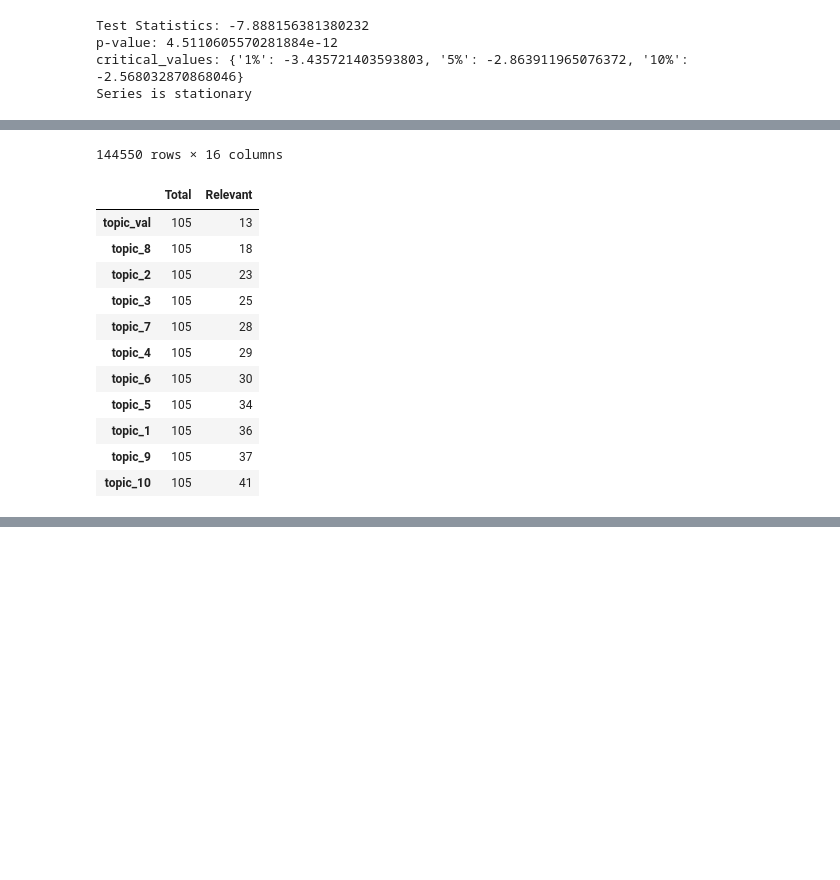
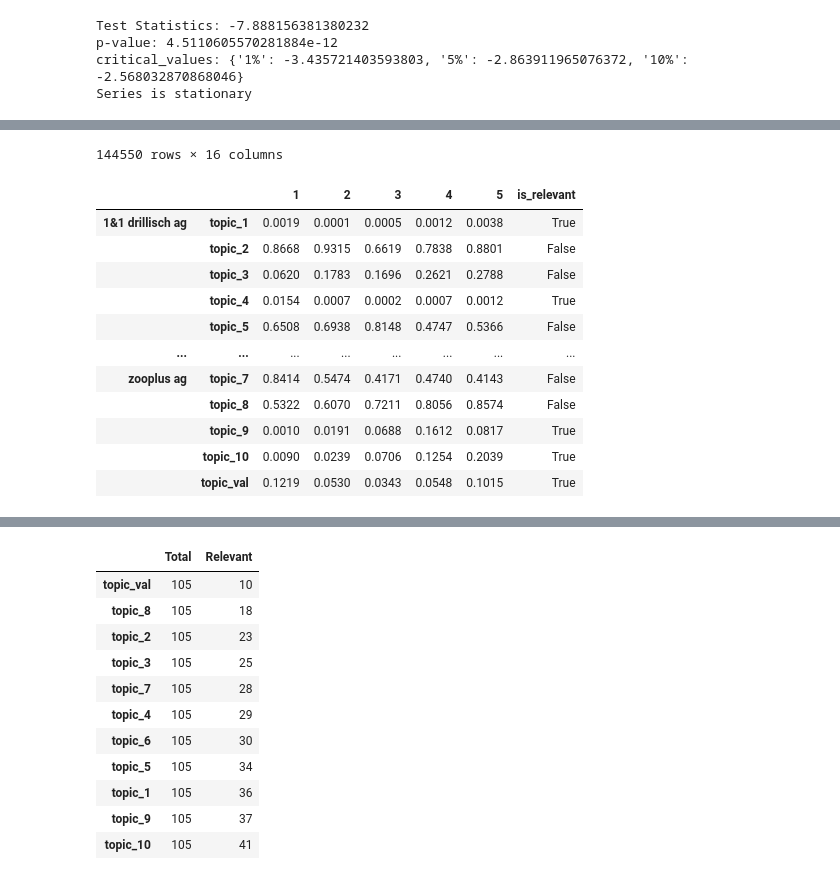
Before and after one commit to tim-roethig-db/masters-thesis, a Jupyter notebook: granger_causality.ipynb, the cells around one changed output, grey strips where cells are left out. Saved outputs shown, nothing was run; the diff lists cells and outputs as text; code cells hidden in the pictures; blank space fills up the shorter version.

```diff
--- a/granger_causality.ipynb
+++ b/granger_causality.ipynb
@@ -113,42 +113,43 @@ for company in sorted(list(set(df.index.get_level_values('company')))):
             else:
                 gc_df = {key:value | gc[key] for (key, value) in gc_df.items()}
         except:
             pass
 
 gc_df = pd.DataFrame.from_dict(gc_df).round(4)
 gc_df['is_relevant'] = gc_df.min(axis='columns') < 0.05
+display(gc_df)
 display(gc_df.groupby(level=1)['is_relevant'].agg(
     ['count', 'sum']
 ).rename(
     columns={
         'count': 'Total',
         'sum': 'Relevant'
     }
 ).sort_values('Relevant'))
 # %% [output]
 |  |  | topic_1 | topic_2 | topic_3 | topic_4 | topic_5 | topic_6 | topic_7 | topic_8 | topic_9 | topic_10 | ... |
 | company | time_stamp |  |  |  |  |  |  |  |  |  |  | ... |
 | 1&1 drillisch ag | 2018-01-01 | 0.000000e+00 | 0.000000e+00 | 0.000000e+00 | 0.000000e+00 | 0.000000e+00 | 0.000000e+00 | 0.000000e+00 | 0.000000e+00 | 0.000000e+00 | 0.000000e+00 | ... |
 |  | 2018-01-02 | 0.000000e+00 | 0.000000e+00 | 0.000000e+00 | 0.000000e+00 | 0.000000e+00 | 0.000000e+00 | 0.000000e+00 | 0.000000e+00 | 0.000000e+00 | 0.000000e+00 | ... |
 |  | 2018-01-03 | 0.000000e+00 | 0.000000e+00 | 0.000000e+00 | 0.000000e+00 | 0.000000e+00 | 0.000000e+00 | 0.000000e+00 | 0.000000e+00 | 0.000000e+00 | 0.000000e+00 | ... |
 |  | 2018-01-04 | 0.000000e+00 | 0.000000e+00 | 0.000000e+00 | 0.000000e+00 | 0.000000e+00 | 0.000000e+00 | 0.000000e+00 | 0.000000e+00 | 0.000000e+00 | 0.000000e+00 | ... |
 |  | 2018-01-05 | 0.000000e+00 | 0.000000e+00 | 0.000000e+00 | 0.000000e+00 | 0.000000e+00 | 0.000000e+00 | 0.000000e+00 | 0.000000e+00 | 0.000000e+00 | 0.000000e+00 | ... |
 | ... | ... | ... | ... | ... | ... | ... | ... | ... | ... | ... | ... | ... |
 | zooplus ag | 2022-09-05 | 3.578489e-14 | 1.585478e-14 | 1.444327e-15 | 1.155618e-15 | 7.523792e-14 | 3.030751e-14 | 7.288882e-15 | 9.695760e-16 | 2.503702e-13 | 2.770799e-14 | ... |
 |  | 2022-09-06 | 3.115256e-14 | 1.380238e-14 | 1.257360e-15 | 1.006024e-15 | 6.549841e-14 | 2.638422e-14 | 6.345340e-15 | 8.440649e-16 | 2.179599e-13 | 2.412120e-14 | ... |
 |  | 2022-09-07 | 2.711988e-14 | 1.201567e-14 | 1.094595e-15 | 8.757948e-16 | 5.701968e-14 | 2.296880e-14 | 5.523939e-15 | 7.348012e-16 | 1.897451e-13 | 2.099873e-14 | ... |
 |  | 2022-09-08 | 2.360922e-14 | 1.046025e-14 | 9.529004e-16 | 7.624237e-16 | 4.963852e-14 | 1.999550e-14 | 4.808869e-15 | 6.396816e-16 | 1.651827e-13 | 1.828045e-14 | ... |
 |  | 2022-09-09 | 2.055302e-14 | 9.106178e-15 | 8.295480e-16 | 6.637284e-16 | 4.321284e-14 | 1.740710e-14 | 4.186363e-15 | 5.568752e-16 | 1.437999e-13 | 1.591406e-14 | ... |
 144550 rows × 16 columns
-|  | Total | Relevant |
-| topic_val | 105 | 13 |
-| topic_8 | 105 | 18 |
-| topic_2 | 105 | 23 |
-| topic_3 | 105 | 25 |
-| topic_7 | 105 | 28 |
-| topic_4 | 105 | 29 |
-| topic_6 | 105 | 30 |
-| topic_5 | 105 | 34 |
-| topic_1 | 105 | 36 |
-| topic_9 | 105 | 37 |
-| topic_10 | 105 | 41 |
+|  |  | 1 | 2 | 3 | 4 | 5 | is_relevant |
+| 1&1 drillisch ag | topic_1 | 0.0019 | 0.0001 | 0.0005 | 0.0012 | 0.0038 | True |
+|  | topic_2 | 0.8668 | 0.9315 | 0.6619 | 0.7838 | 0.8801 | False |
+|  | topic_3 | 0.0620 | 0.1783 | 0.1696 | 0.2621 | 0.2788 | False |
+|  | topic_4 | 0.0154 | 0.0007 | 0.0002 | 0.0007 | 0.0012 | True |
+|  | topic_5 | 0.6508 | 0.6938 | 0.8148 | 0.4747 | 0.5366 | False |
+| ... | ... | ... | ... | ... | ... | ... | ... |
+| zooplus ag | topic_7 | 0.8414 | 0.5474 | 0.4171 | 0.4740 | 0.4143 | False |
+|  | topic_8 | 0.5322 | 0.6070 | 0.7211 | 0.8056 | 0.8574 | False |
+|  | topic_9 | 0.0010 | 0.0191 | 0.0688 | 0.1612 | 0.0817 | True |
+|  | topic_10 | 0.0090 | 0.0239 | 0.0706 | 0.1254 | 0.2039 | True |
+|  | topic_val | 0.1219 | 0.0530 | 0.0343 | 0.0548 | 0.1015 | True |
@@ -156,0 +157,12 @@ Wall time: 15 s
+|  | Total | Relevant |
+| topic_val | 105 | 10 |
+| topic_8 | 105 | 18 |
+| topic_2 | 105 | 23 |
+| topic_3 | 105 | 25 |
+| topic_7 | 105 | 28 |
+| topic_4 | 105 | 29 |
+| topic_6 | 105 | 30 |
+| topic_5 | 105 | 34 |
+| topic_1 | 105 | 36 |
+| topic_9 | 105 | 37 |
+| topic_10 | 105 | 41 |
```
Also changed, not shown: parts of 1 cell of this notebook, 3 other files.
